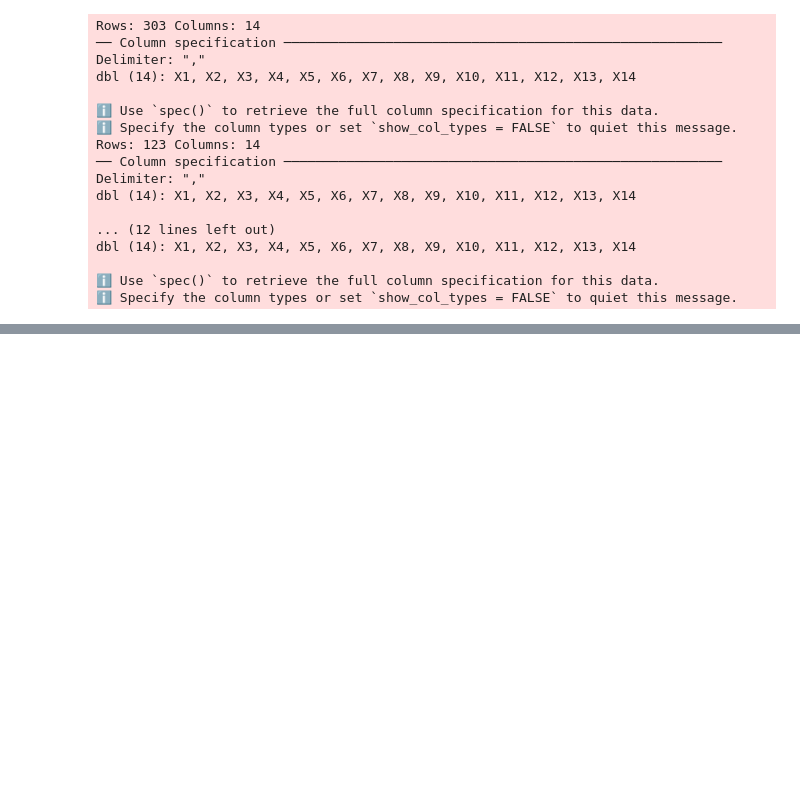
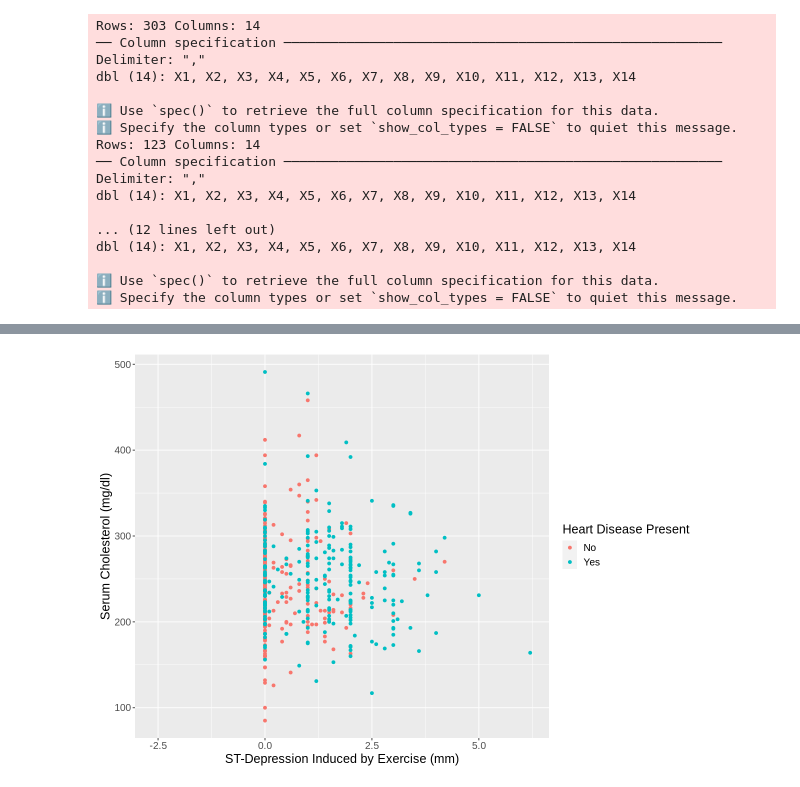
Before and after one commit to Kooriryuu/dsci-100-project-group3, a Jupyter notebook: project_proposal.ipynb, the cells around one changed output, grey strips where cells are left out. Saved outputs shown, nothing was run; the diff lists cells and outputs as text; code cells hidden in the pictures; blank space fills up the shorter version.

```diff
--- a/project_proposal.ipynb
+++ b/project_proposal.ipynb
@@ -132,0 +123,10 @@ distribution_plot
+# %%
+distribution_plot3 <- ggplot(places_training, aes(x = old_peak, y = serum_cholesterol, colour = heart_disease_present)) +
+    geom_point() +
+    xlab("ST-Depression Induced by Exercise (mm)") +
+    ylab("Serum Cholesterol (mg/dl)") +
+    labs(colour = "Heart Disease Present") +
+    theme(text = element_text(size = 15))
+
+distribution_plot3
+# %% [output]
@@ -132,0 +135 @@ distribution_plot
+[figure, added]
```
Also changed, not shown: parts of 9 cells of this notebook.
